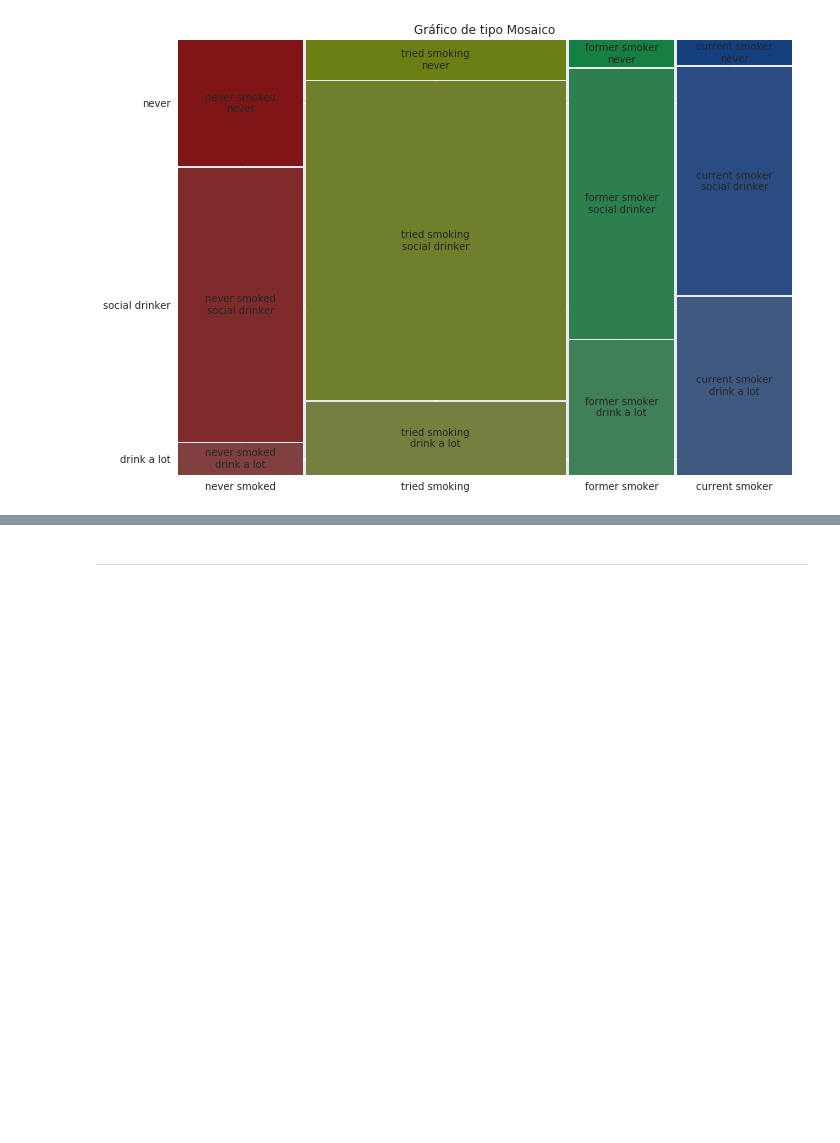
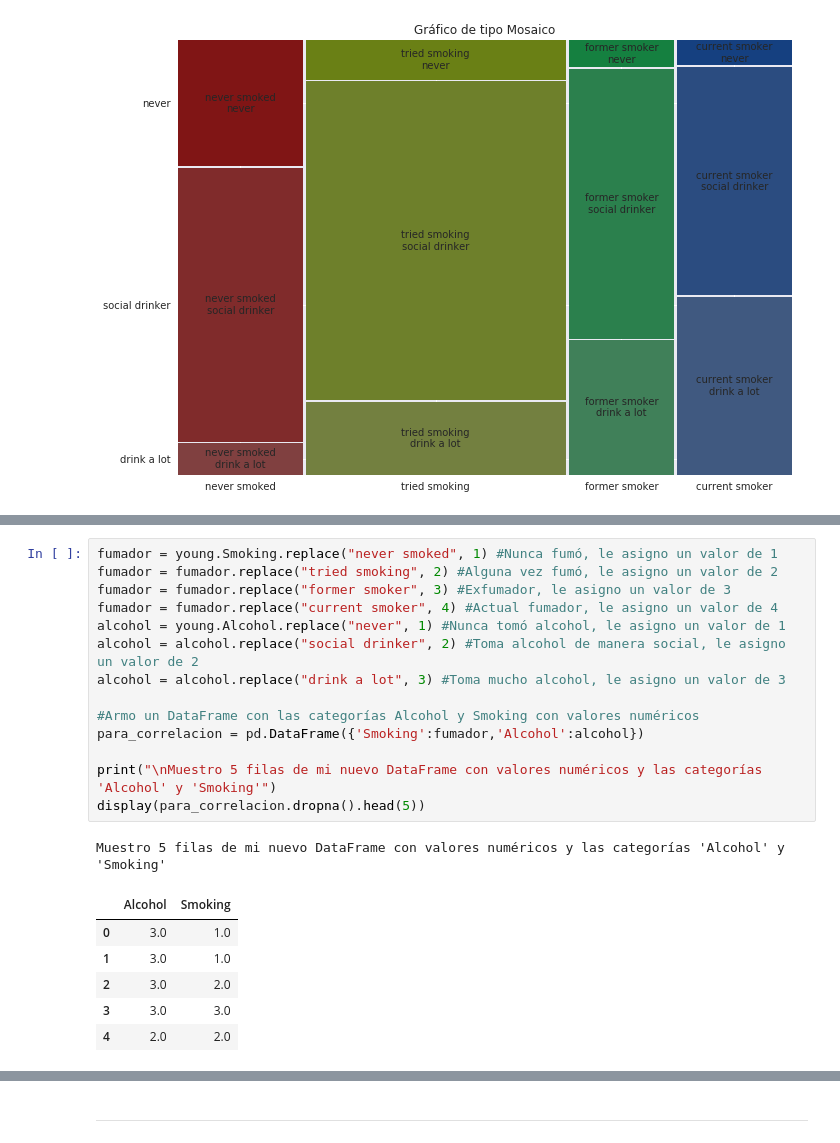
Before and after one commit to tyncho08/DiploDatos, a Jupyter notebook: Laboratorio 1/notebook_laboratorio.ipynb, the cells around one changed output, grey strips where cells are left out. Cells and saved outputs as stored; diff of their text form; blank space fills up the shorter version.

Commit message:
Actualizo contenido de la notebook

```diff
--- a/Laboratorio 1/notebook_laboratorio.ipynb
+++ b/Laboratorio 1/notebook_laboratorio.ipynb
@@ -499,0 +533,22 @@ mosaic(young, ['Smoking', 'Alcohol'], title='Gráfico de tipo Mosaico');
+# %%
+fumador = young.Smoking.replace("never smoked", 1) #Nunca fumó, le asigno un valor de 1
+fumador = fumador.replace("tried smoking", 2) #Alguna vez fumó, le asigno un valor de 2
+fumador = fumador.replace("former smoker", 3) #Exfumador, le asigno un valor de 3
+fumador = fumador.replace("current smoker", 4) #Actual fumador, le asigno un valor de 4
+alcohol = young.Alcohol.replace("never", 1) #Nunca tomó alcohol, le asigno un valor de 1
+alcohol = alcohol.replace("social drinker", 2) #Toma alcohol de manera social, le asigno un valor de 2
+alcohol = alcohol.replace("drink a lot", 3) #Toma mucho alcohol, le asigno un valor de 3
+
+#Armo un DataFrame con las categorías Alcohol y Smoking con valores numéricos
+para_correlacion = pd.DataFrame({'Smoking':fumador,'Alcohol':alcohol})
+
+print("\nMuestro 5 filas de mi nuevo DataFrame con valores numéricos y las categorías 'Alcohol' y 'Smoking'")
+display(para_correlacion.dropna().head(5))
+# %% [output]
+Muestro 5 filas de mi nuevo DataFrame con valores numéricos y las categorías 'Alcohol' y 'Smoking'
+|  | Alcohol | Smoking |
+| 0 | 3.0 | 1.0 |
+| 1 | 3.0 | 1.0 |
+| 2 | 3.0 | 2.0 |
+| 3 | 3.0 | 3.0 |
+| 4 | 2.0 | 2.0 |
```
Also changed, not shown: parts of 141 cells of this notebook.
